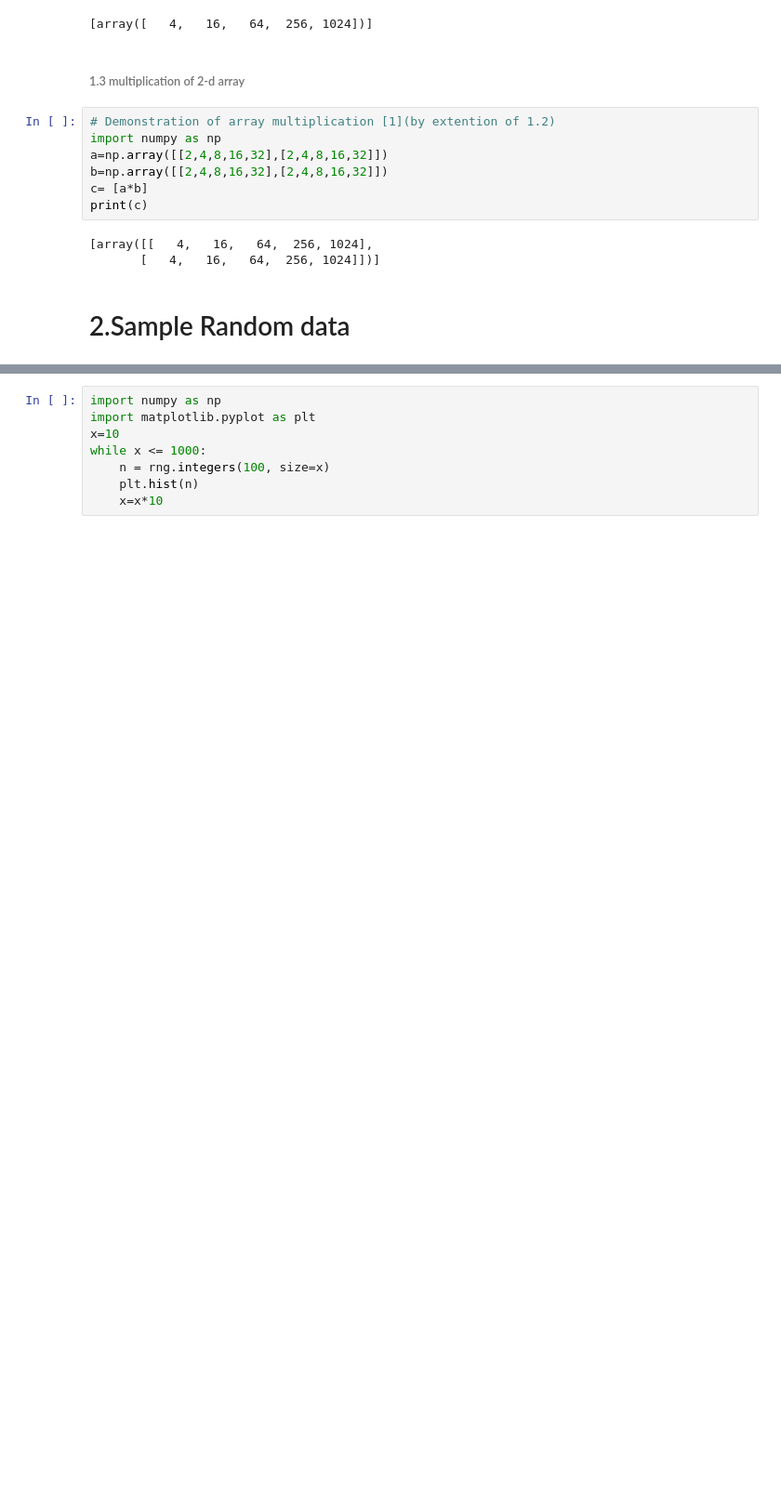
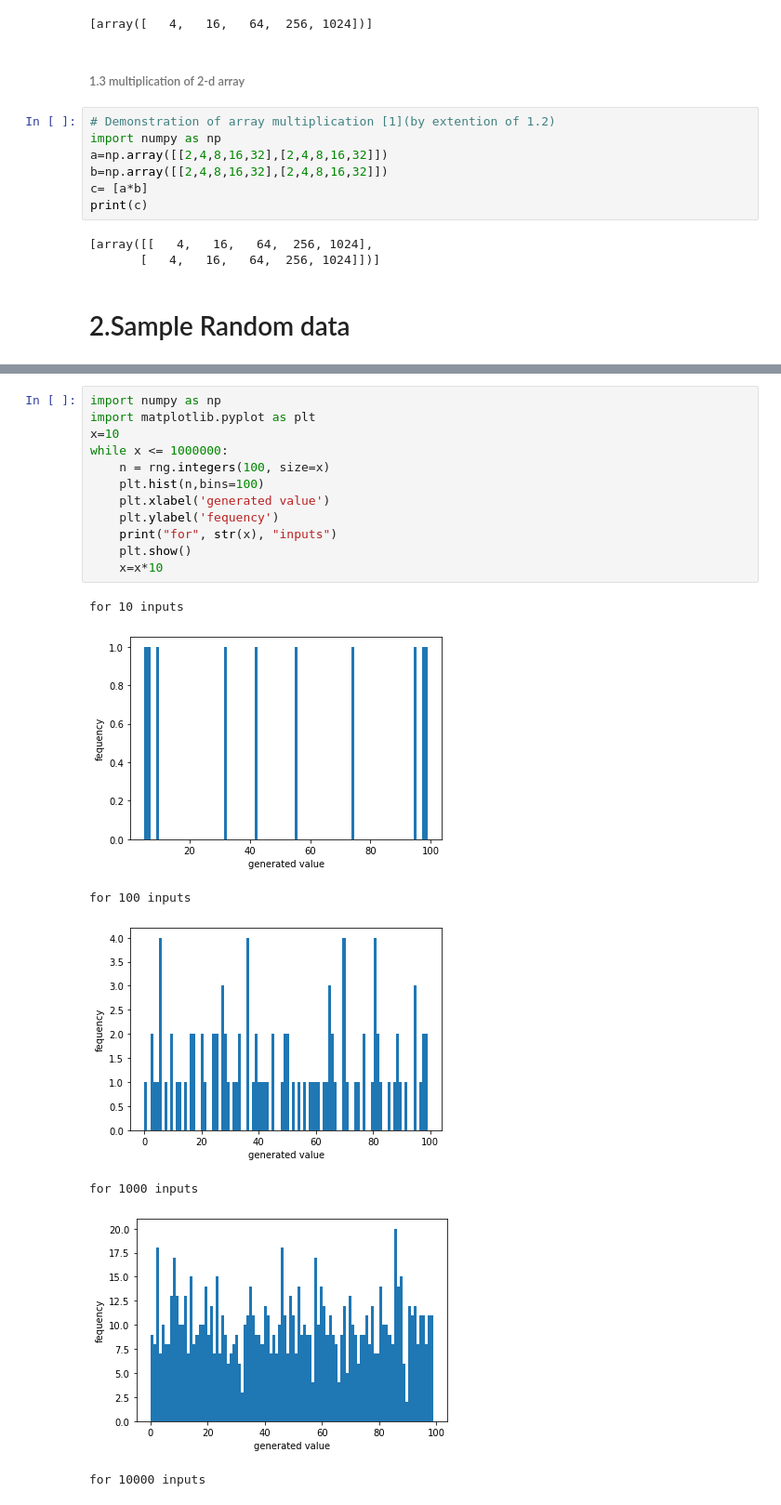
Before and after one commit to Jonathangmit/numpy-random-assignment, a Jupyter notebook: numpy-assignment.ipynb, the cells around one changed output, grey strips where cells are left out. Shown: that part at 93% size. Cells and saved outputs as stored; diff of their text form; blank space fills up the shorter version.

```diff
--- a/numpy-assignment.ipynb
+++ b/numpy-assignment.ipynb
@@ -77,8 +100,20 @@ array([[ 1,  8,  1,  6,  7,  7, 10],
 # %%
 import numpy as np
 import matplotlib.pyplot as plt
 x=10
-while x <= 1000:
+while x <= 1000000:
     n = rng.integers(100, size=x)
-    plt.hist(n)
+    plt.hist(n,bins=100)
+    plt.xlabel('generated value')
+    plt.ylabel('fequency')
+    print("for", str(x), "inputs")
+    plt.show()
     x=x*10
+# %% [output]
+for 10 inputs
+[figure, added]
+for 100 inputs
+[figure, added]
+for 1000 inputs
+[figure, added]
+for 10000 inputs
```
Also changed, not shown: parts of 9 cells of this notebook.
